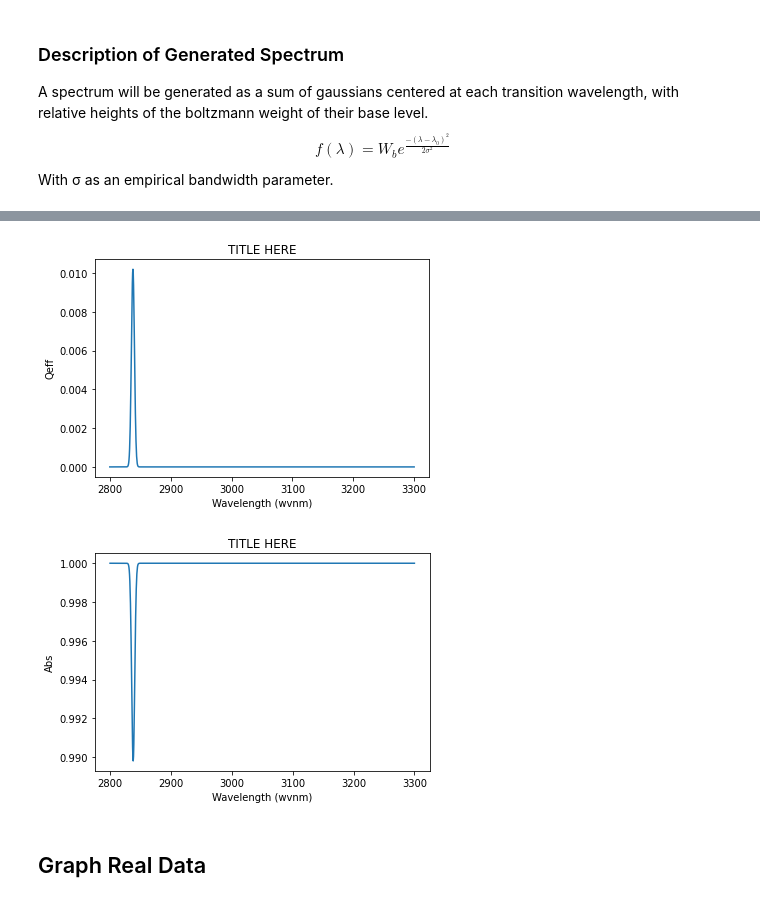
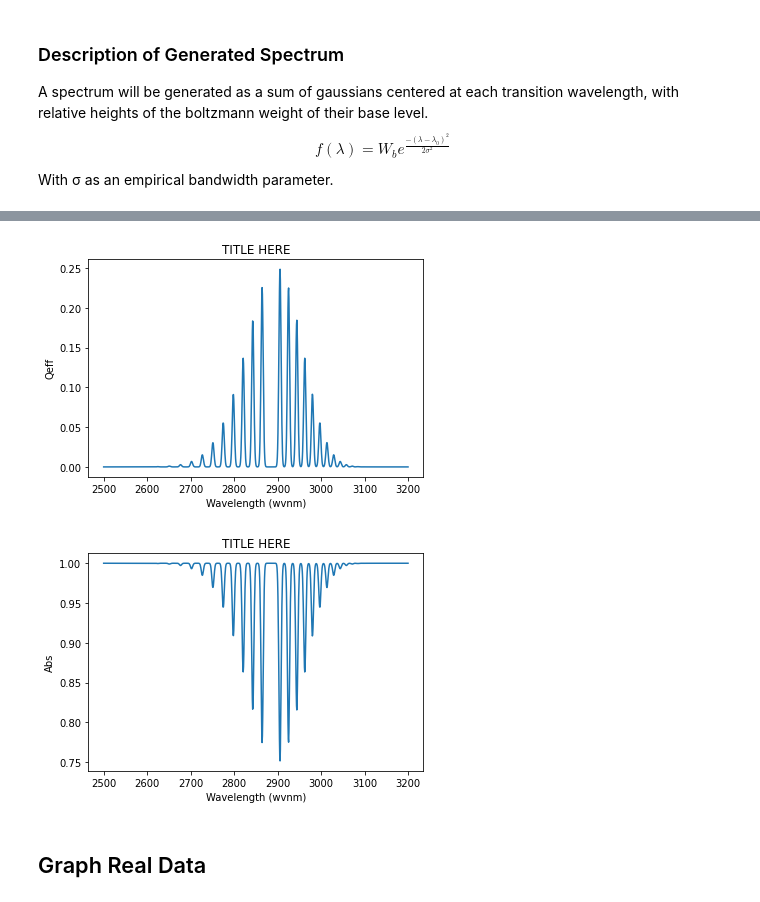
Before and after one commit to josephdepaoloboisvert/Rotation-Vibration, a Jupyter notebook: Ro-Vibrational Lab.ipynb, the cells around one changed output, grey strips where cells are left out. Drawn from its saved outputs; the diff is of its cells as text; code cells hidden in the pictures.

```diff
--- a/Ro-Vibrational Lab.ipynb
+++ b/Ro-Vibrational Lab.ipynb
@@ -126,7 +128,7 @@ $$
 T(\nu,J) = T(\nu,J |\nu_e,\chi_e,B_e,D_e,\alpha_e)
 $$
 # %%
-T_levels = lambda nu, J, nu_e, chi_e, B_e, D_e, a_e : (nu_e*(nu+0.5)) + B_e*J*(J+1) + nu_e*chi_e*(nu+0.5)**2 - D_e * J**2 * (J+1)**2 - a_e*(nu+0.5)*J*(J+1)
+T_levels = lambda nu, J, nu_e, chi_e, B_e, D_e, a_e : (nu_e*(nu+0.5)) + B_e*J*(J+1) - nu_e*chi_e*(nu+0.5)**2 - D_e * J**2 * (J+1)**2 - a_e*(nu+0.5)*J*(J+1)
 # %%
 # Retrieve these values for HCl from NIST, and
 # generate a matrix of the first 2 vibrational levels, by 25 rotational levels
@@ -136,8 +138,8 @@ chi_e = 1
 B_e = 1
 D_e = 1
 a_e = 1
-nu_max = 10
-J_max = 10
+nu_max = 1
+J_max = 1
 levels = np.array([[T_levels(i, j, nu_e, chi_e, B_e, D_e, a_e) for j in range(J_max)] for i in range(nu_max)])
 # %%
 levels
@@ -339,21 +351,21 @@ p_transitions[::-1], p_coeffs
 # %%
-domain = np.linspace(2800,3300,1000)
+domain = np.linspace(2500,3200,1000)
 sigma = 2.5
 
 r_excitation_data = np.array([[Gaussian(domain, W_b, l_c, sigma) for W_b in r_coeffs] for l_c in r_transitions])
 p_excitation_data = np.array([[Gaussian(domain, W_b, l_c, sigma) for W_b in p_coeffs] for l_c in p_transitions])
 
 excitation_data = []
 for i in range(r_excitation_data.shape[0]):
   excitation_data.append(r_excitation_data[i,i,:])
   excitation_data.append(p_excitation_data[i,i,:])
 excitation_data = np.array(excitation_data)
 
 plot_data('TITLE HERE', domain, excitation_data.sum(0), 'Wavelength (wvnm)', 'Qeff')
 plot_data('TITLE HERE', domain, 1 - excitation_data.sum(0), 'Wavelength (wvnm)', 'Abs')
 # %% [output]
-[figure, old version]
+[figure, new version]
-[figure, old version]
+[figure, new version]
 # %% [markdown]
 ## Graph Real Data
 # %%
```
Also changed, not shown: parts of 20 cells of this notebook.
